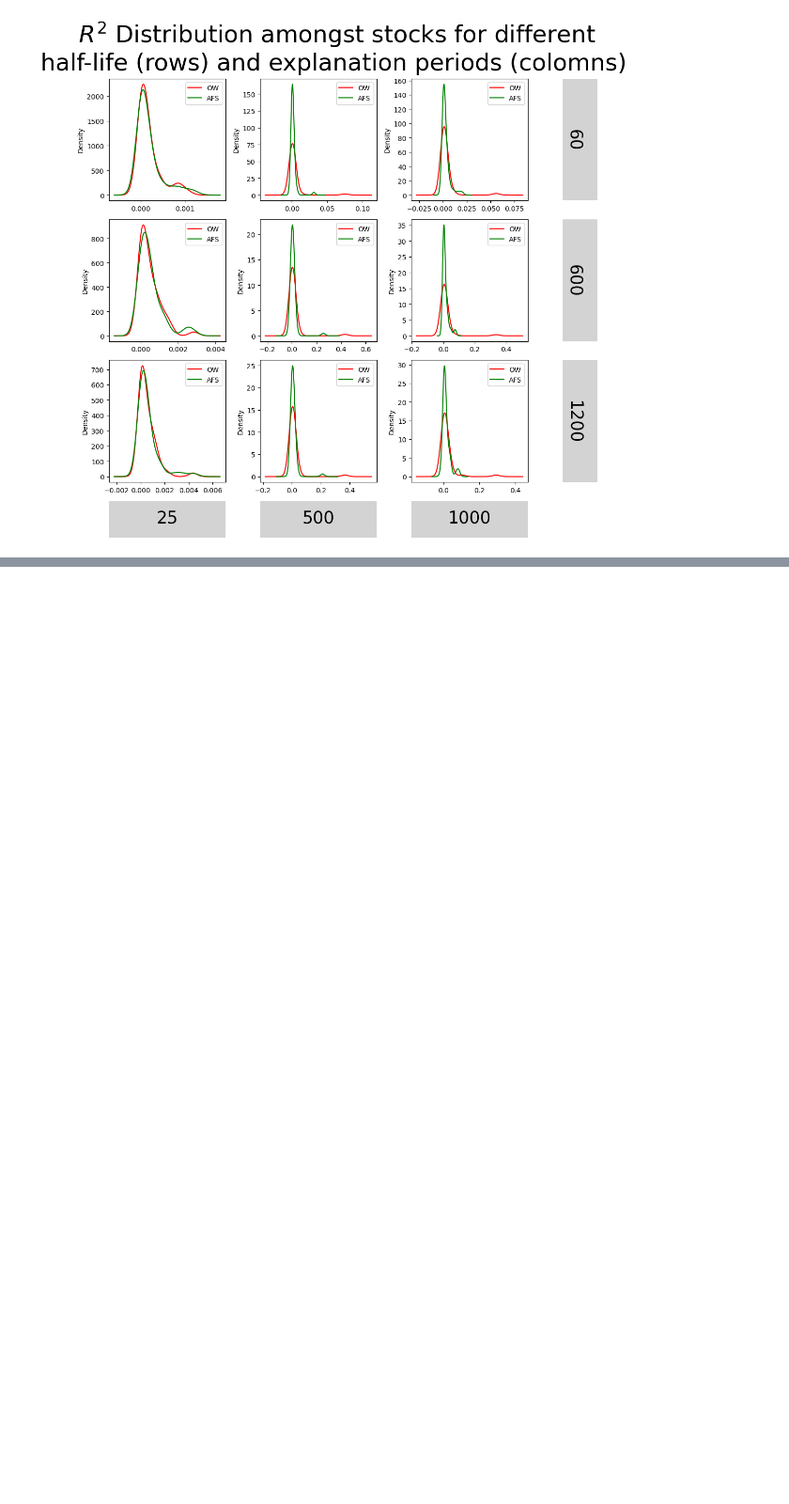
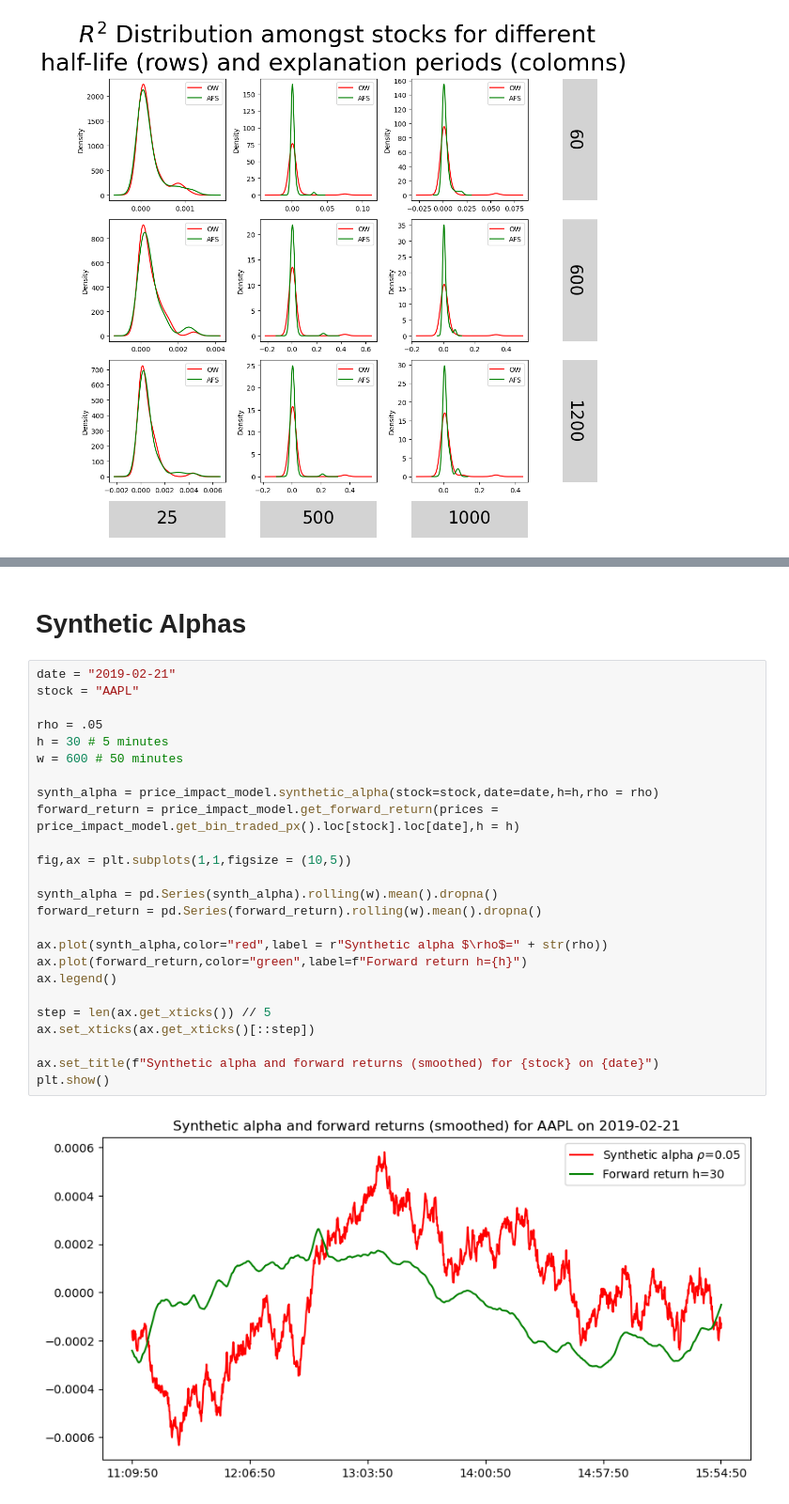
Before and after one commit to Max-Ded/computing-finance, a Jupyter notebook: High-Frequency-Algorithmic-Trading/coursework-notebook.ipynb, the cells around one changed output, grey strips where cells are left out. Shown at 94% size. Saved outputs shown, nothing was run; the diff lists cells and outputs as text; blank space fills up the shorter version.

Commit message:
synth alpha

```diff
--- a/High-Frequency-Algorithmic-Trading/coursework-notebook.ipynb
+++ b/High-Frequency-Algorithmic-Trading/coursework-notebook.ipynb
@@ -460,0 +602,29 @@ plt.show()
+# %% [markdown]
+# Synthetic Alphas
+# %%
+date = "2019-02-21"
+stock = "AAPL"
+
+rho = .05
+h = 30 # 5 minutes
+w = 600 # 50 minutes
+
+synth_alpha = price_impact_model.synthetic_alpha(stock=stock,date=date,h=h,rho = rho)
+forward_return = price_impact_model.get_forward_return(prices = price_impact_model.get_bin_traded_px().loc[stock].loc[date],h = h)
+
+fig,ax = plt.subplots(1,1,figsize = (10,5))
+
+synth_alpha = pd.Series(synth_alpha).rolling(w).mean().dropna()
+forward_return = pd.Series(forward_return).rolling(w).mean().dropna()
+
+ax.plot(synth_alpha,color="red",label = r"Synthetic alpha $\rho$=" + str(rho))
+ax.plot(forward_return,color="green",label=f"Forward return h={h}")
+ax.legend()
+
+step = len(ax.get_xticks()) // 5
+ax.set_xticks(ax.get_xticks()[::step])
+
+ax.set_title(f"Synthetic alpha and forward returns (smoothed) for {stock} on {date}")
+plt.show()
+# %% [output]
+[figure, added]
```
Also changed, not shown: parts of 13 cells of this notebook.
